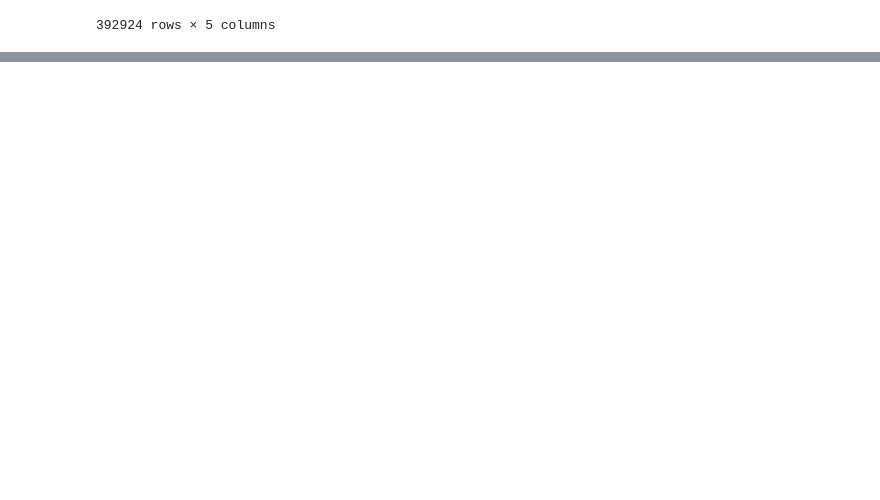
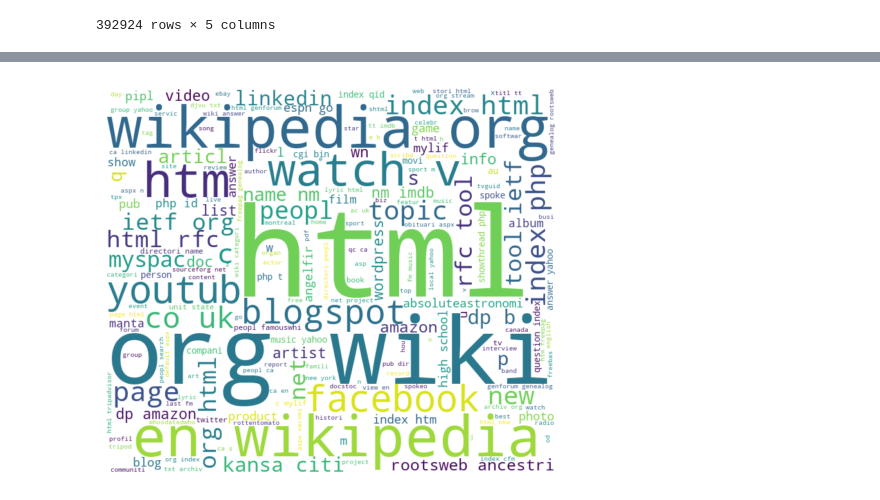
Before and after one commit to Shravanii-patil/PhishingWebDetectionSystem, a Jupyter notebook: Phishing Website Detection system.ipynb, the cells around one changed output, grey strips where cells are left out. Drawn from its saved outputs; the diff is of its cells as text; code cells hidden in the pictures; blank space fills up the shorter version.

```diff
--- a/Phishing Website Detection system.ipynb
+++ b/Phishing Website Detection system.ipynb
@@ -156,0 +184,2 @@ acceptable
+# %%
+allgoodtext=' '.join(acceptable['text'].tolist())
@@ -156,0 +203,10 @@ acceptable
+# %%
+wordcloud = WordCloud(width=700, height=600, background_color='white').generate(allgoodtext)
+
+# Display the word cloud
+plt.figure(figsize=(10, 5))
+plt.imshow(wordcloud, interpolation='bilinear')
+plt.axis('off')
+plt.show()
+# %% [output]
+[figure, added]
```
Also changed, not shown: parts of 16 cells of this notebook.
